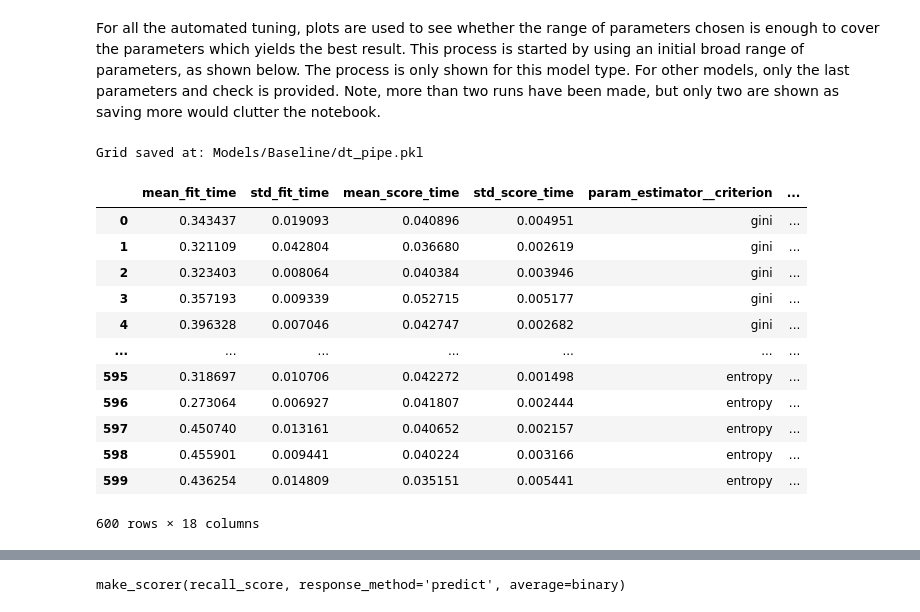
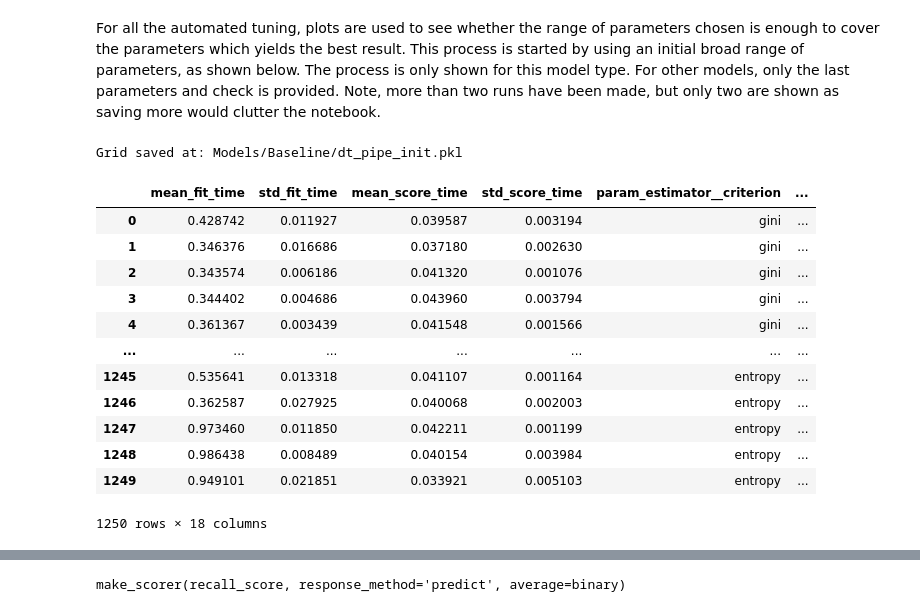
Before and after one commit to Wilbnil/Prakmas-2026, a Jupyter notebook: Oblig 2/Ensemble Models & Artificial Neural Networks.ipynb, the cells around one changed output, grey strips where cells are left out. Cells and saved outputs as stored; diff of their text form; code cells hidden in the pictures.

```diff
--- a/Oblig 2/Ensemble Models & Artificial Neural Networks.ipynb
+++ b/Oblig 2/Ensemble Models & Artificial Neural Networks.ipynb
@@ -392,7 +392,7 @@ def getModelGrid(pipeline, params, path="Models/default_model.pkl", new_flag=0,
 The decision tree baseline model is used with automated tuning.
 # %%
 # Set a flag for whether a new model is trained or an old is loaded.
-dt_new_flag = 1
+dt_new_flag = 0
 # %%
 # Pipeline for decision tree
 dt_pipe = Pipeline([
@@ -424,8 +424,8 @@ For all the automated tuning, plots are used to see whether the range of paramet
 # %%
 # Initial parameters for decision tree to check which are tuned for decision trees.
 dt_params_init = {
-    "estimator__max_depth": [2, 5, 15],
-    "estimator__max_features": [None, "sqrt", 4, 8],
+    "estimator__max_depth": [2, 5, 15, 20, 25],
+    "estimator__max_features": [None,"sqrt", 12, 20, 25],
     "estimator__criterion": ["gini", "entropy"],
     "estimator__min_samples_split": [0.05, 0.3, 3, 8, 12],
     "estimator__min_samples_leaf": [0.05, 0.3, 3, 8, 12]
@@ -433,20 +433,20 @@ dt_params_init = {
 # %%
 
 # fit initial model to investigate parameters.
-dt_grid_init, dt_cv_results_init = getModelGrid(dt_pipe, dt_params_init, path="Models/Baseline/dt_pipe.pkl", new_flag=dt_new_flag, n_jobs=8)
+dt_grid_init, dt_cv_results_init = getModelGrid(dt_pipe, dt_params_init, path="Models/Baseline/dt_pipe_init.pkl", new_flag=dt_new_flag, n_jobs=8)
 dt_cv_results_init
 # %% [output]
-Grid saved at: Models/Baseline/dt_pipe.pkl
+Grid saved at: Models/Baseline/dt_pipe_init.pkl
 |  | mean_fit_time | std_fit_time | mean_score_time | std_score_time | param_estimator__criterion | ... |
-| 0 | 0.343437 | 0.019093 | 0.040896 | 0.004951 | gini | ... |
-| 1 | 0.321109 | 0.042804 | 0.036680 | 0.002619 | gini | ... |
-| 2 | 0.323403 | 0.008064 | 0.040384 | 0.003946 | gini | ... |
-| 3 | 0.357193 | 0.009339 | 0.052715 | 0.005177 | gini | ... |
-| 4 | 0.396328 | 0.007046 | 0.042747 | 0.002682 | gini | ... |
+| 0 | 0.428742 | 0.011927 | 0.039587 | 0.003194 | gini | ... |
+| 1 | 0.346376 | 0.016686 | 0.037180 | 0.002630 | gini | ... |
+| 2 | 0.343574 | 0.006186 | 0.041320 | 0.001076 | gini | ... |
+| 3 | 0.344402 | 0.004686 | 0.043960 | 0.003794 | gini | ... |
+| 4 | 0.361367 | 0.003439 | 0.041548 | 0.001566 | gini | ... |
 | ... | ... | ... | ... | ... | ... | ... |
-| 595 | 0.318697 | 0.010706 | 0.042272 | 0.001498 | entropy | ... |
-| 596 | 0.273064 | 0.006927 | 0.041807 | 0.002444 | entropy | ... |
-| 597 | 0.450740 | 0.013161 | 0.040652 | 0.002157 | entropy | ... |
-| 598 | 0.455901 | 0.009441 | 0.040224 | 0.003166 | entropy | ... |
-| 599 | 0.436254 | 0.014809 | 0.035151 | 0.005441 | entropy | ... |
+| 1245 | 0.535641 | 0.013318 | 0.041107 | 0.001164 | entropy | ... |
+| 1246 | 0.362587 | 0.027925 | 0.040068 | 0.002003 | entropy | ... |
+| 1247 | 0.973460 | 0.011850 | 0.042211 | 0.001199 | entropy | ... |
+| 1248 | 0.986438 | 0.008489 | 0.040154 | 0.003984 | entropy | ... |
+| 1249 | 0.949101 | 0.021851 | 0.033921 | 0.005103 | entropy | ... |
-600 rows × 18 columns
+1250 rows × 18 columns
```
Also changed, not shown: parts of 9 cells of this notebook, 2 other files.
